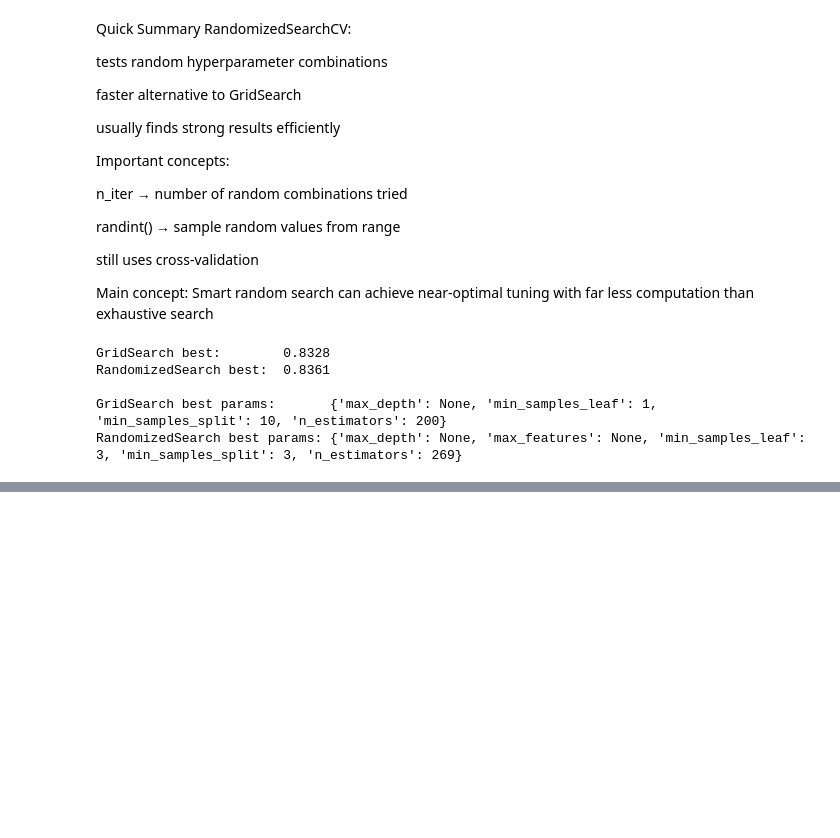
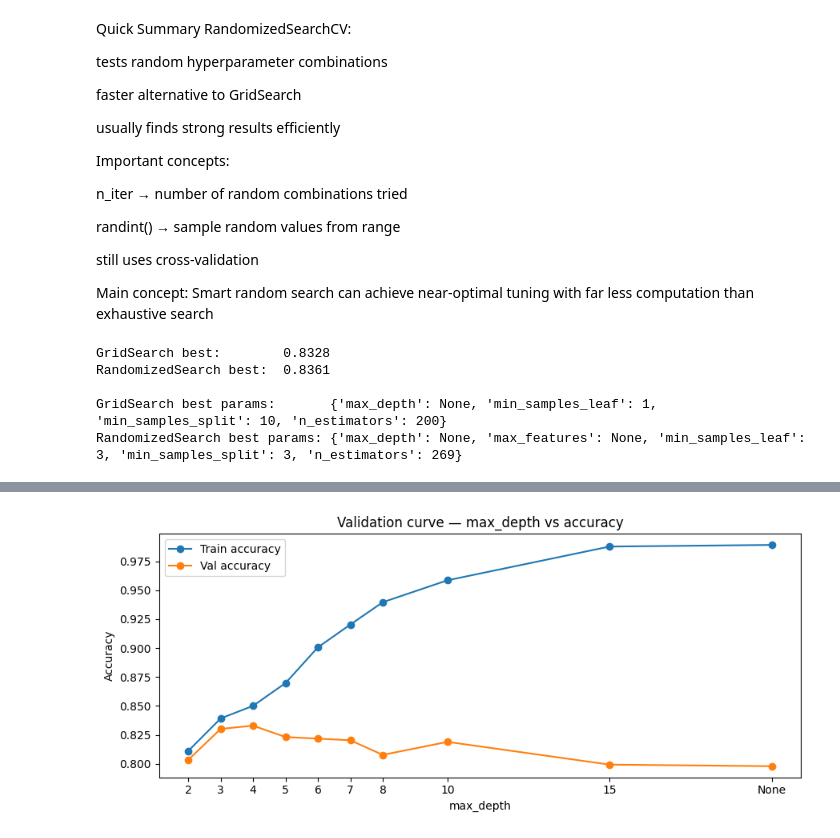
Before and after one commit to Shaurya002800/Ai-Ml-Theory, a Jupyter notebook: week1_day4_hyperparameter.ipynb, the cells around one changed output, grey strips where cells are left out. Saved outputs shown, nothing was run; the diff lists cells and outputs as text; code cells hidden in the pictures; blank space fills up the shorter version.

Commit message:
validation curve, day 4 completed

```diff
--- a/week1_day4_hyperparameter.ipynb
+++ b/week1_day4_hyperparameter.ipynb
@@ -202,3 +202,19 @@ RandomizedSearch best:  0.8361
 
 GridSearch best params:       {'max_depth': None, 'min_samples_leaf': 1, 'min_samples_split': 10, 'n_estimators': 200}
 RandomizedSearch best params: {'max_depth': None, 'max_features': None, 'min_samples_leaf': 3, 'min_samples_split': 3, 'n_estimators': 269}
+# %%
+from sklearn.model_selection import train_test_split
+from sklearn.metrics import accuracy_score, classification_report
+
+X_train, X_val, y_train, y_val = train_test_split(
+    X, y, test_size=0.2, random_state=42, stratify=y
+)
+
+best_params = grid_search.best_params_
+
+best_rf = RandomForestClassifier(**best_params, random_state=42)
+best_rf.fit(X_train, y_train)
+
+y_pred = best_rf.predict(X_val)
+print("Tuned RF val accuracy:", round(accuracy_score(y_val, y_pred), 4))
+print(classification_report(y_val, y_pred))
@@ -204,0 +246,33 @@ RandomizedSearch best params: {'max_depth': None, 'max_features': None, 'min_sam
+# %%
+import matplotlib.pyplot as plt
+from sklearn.model_selection import validation_curve
+import numpy as np
+
+depths = [2, 3, 4, 5, 6, 7, 8, 10, 15, None]
+depths_numeric = [d if d is not None else 20 for d in depths]
+
+train_scores, val_scores = validation_curve(
+    RandomForestClassifier(n_estimators=100, random_state=42),
+    X_train, y_train,
+    param_name='max_depth',
+    param_range=depths,
+    cv=5,
+    scoring='accuracy',
+    n_jobs=-1
+)
+
+train_mean = np.mean(train_scores, axis=1)
+val_mean   = np.mean(val_scores,   axis=1)
+
+plt.figure(figsize=(9, 4))
+plt.plot(depths_numeric, train_mean, label='Train accuracy', marker='o')
+plt.plot(depths_numeric, val_mean,   label='Val accuracy',   marker='o')
+plt.xticks(depths_numeric, [str(d) for d in depths])
+plt.xlabel('max_depth')
+plt.ylabel('Accuracy')
+plt.title('Validation curve — max_depth vs accuracy')
+plt.legend()
+plt.tight_layout()
+plt.show()
+# %% [output]
+[figure, added]
```
Also changed, not shown: parts of 3 cells of this notebook.
